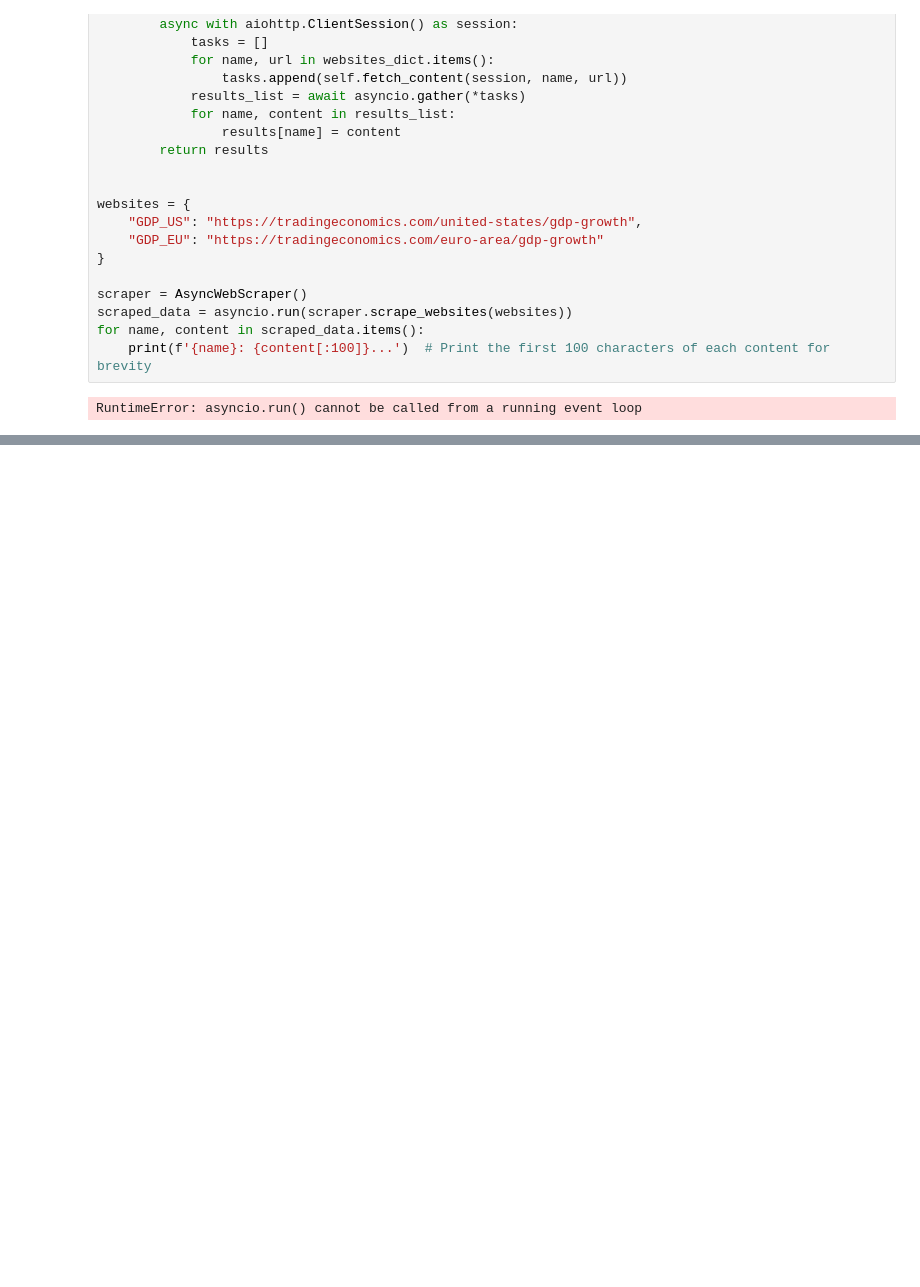
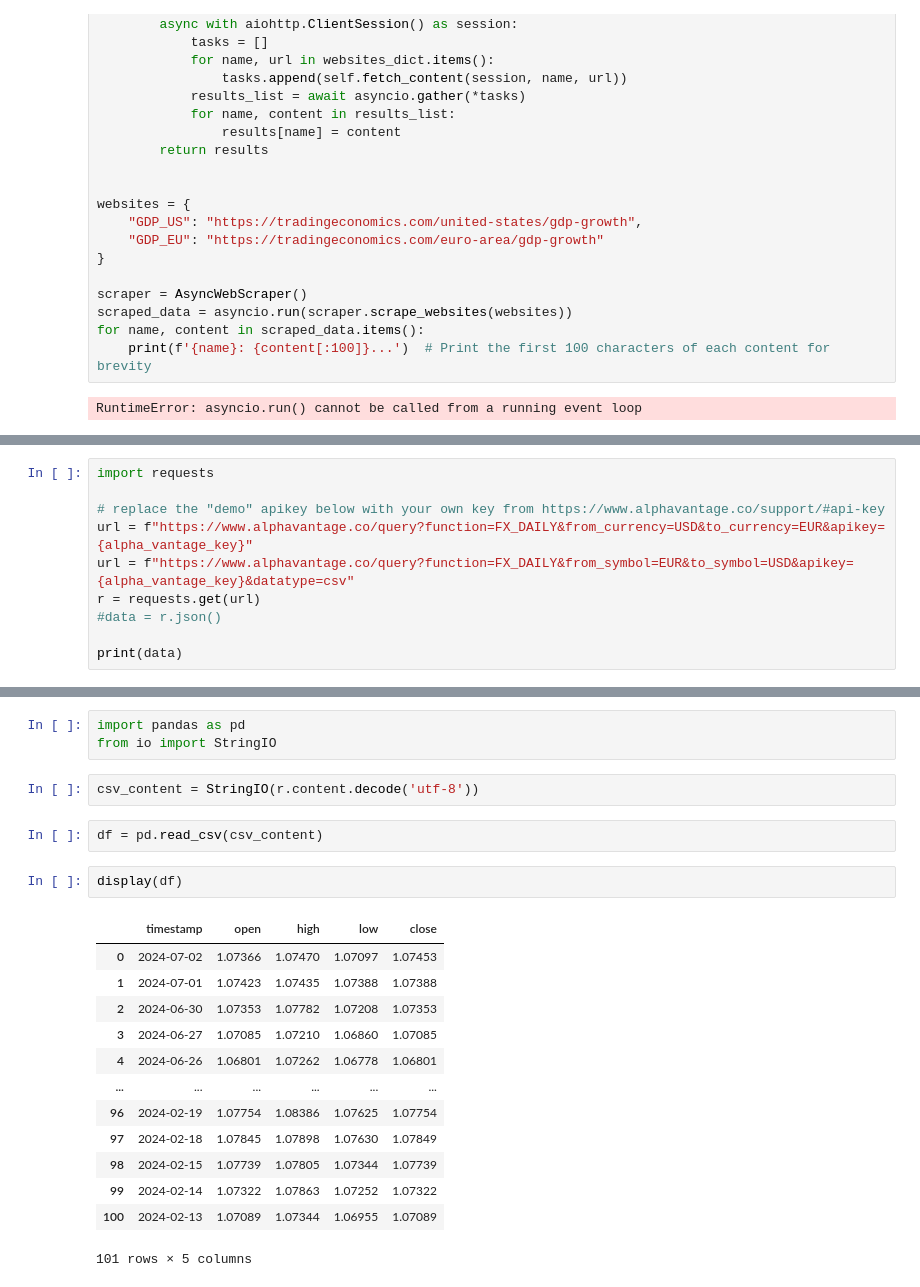
Before and after one commit to xifan828/fx-assistant, a Jupyter notebook: ai/test.ipynb, the cells around one changed output, grey strips where cells are left out. Cells and saved outputs as stored; diff of their text form; blank space fills up the shorter version.

```diff
--- a/ai/test.ipynb
+++ b/ai/test.ipynb
@@ -77,0 +80,10 @@ RuntimeError: asyncio.run() cannot be called from a running event loop
+# %%
+import requests
+
+# replace the "demo" apikey below with your own key from https://www.alphavantage.co/support/#api-key
+url = f"https://www.alphavantage.co/query?function=FX_DAILY&from_currency=USD&to_currency=EUR&apikey={alpha_vantage_key}"
+url = f"https://www.alphavantage.co/query?function=FX_DAILY&from_symbol=EUR&to_symbol=USD&apikey={alpha_vantage_key}&datatype=csv"
+r = requests.get(url)
+#data = r.json()
+
+print(data)
@@ -77,0 +92,23 @@ RuntimeError: asyncio.run() cannot be called from a running event loop
+# %%
+import pandas as pd
+from io import StringIO
+# %%
+csv_content = StringIO(r.content.decode('utf-8'))
+# %%
+df = pd.read_csv(csv_content)
+# %%
+display(df)
+# %% [output]
+|  | timestamp | open | high | low | close |
+| 0 | 2024-07-02 | 1.07366 | 1.07470 | 1.07097 | 1.07453 |
+| 1 | 2024-07-01 | 1.07423 | 1.07435 | 1.07388 | 1.07388 |
+| 2 | 2024-06-30 | 1.07353 | 1.07782 | 1.07208 | 1.07353 |
+| 3 | 2024-06-27 | 1.07085 | 1.07210 | 1.06860 | 1.07085 |
+| 4 | 2024-06-26 | 1.06801 | 1.07262 | 1.06778 | 1.06801 |
+| ... | ... | ... | ... | ... | ... |
+| 96 | 2024-02-19 | 1.07754 | 1.08386 | 1.07625 | 1.07754 |
+| 97 | 2024-02-18 | 1.07845 | 1.07898 | 1.07630 | 1.07849 |
+| 98 | 2024-02-15 | 1.07739 | 1.07805 | 1.07344 | 1.07739 |
+| 99 | 2024-02-14 | 1.07322 | 1.07863 | 1.07252 | 1.07322 |
+| 100 | 2024-02-13 | 1.07089 | 1.07344 | 1.06955 | 1.07089 |
+101 rows × 5 columns
```
Also changed, not shown: parts of 11 cells of this notebook, 2 other files.
